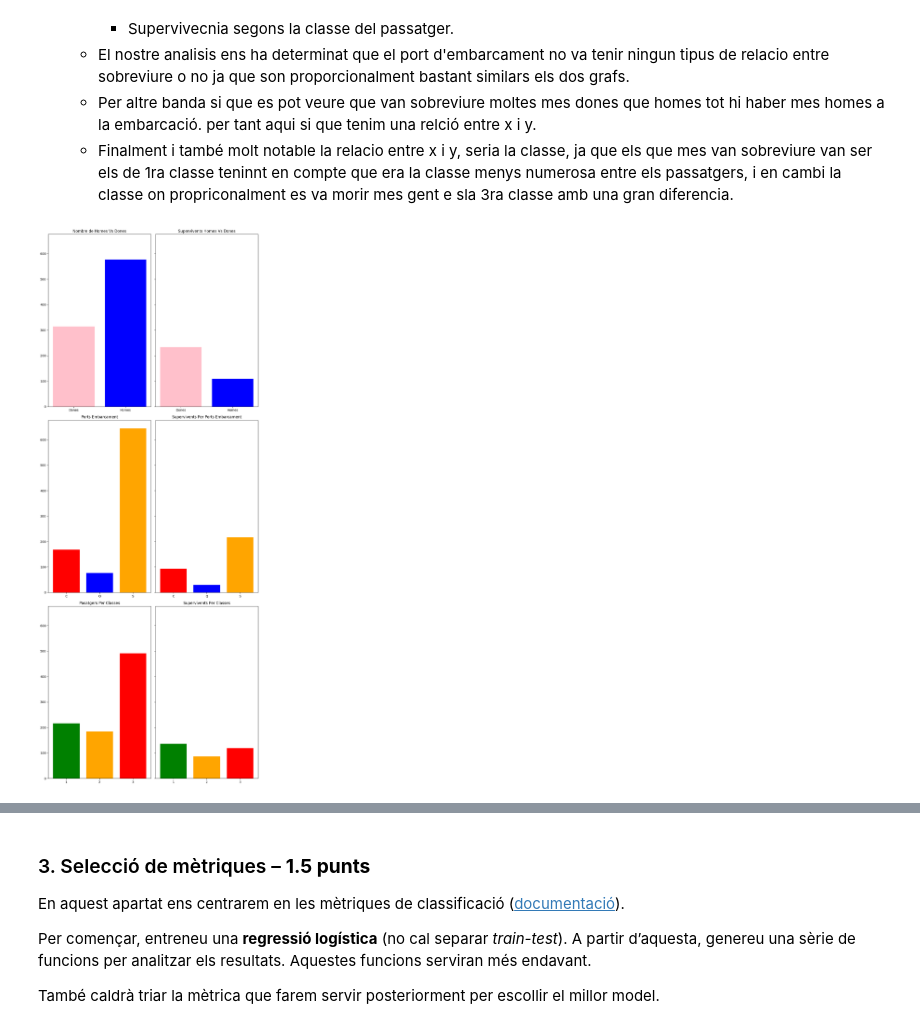
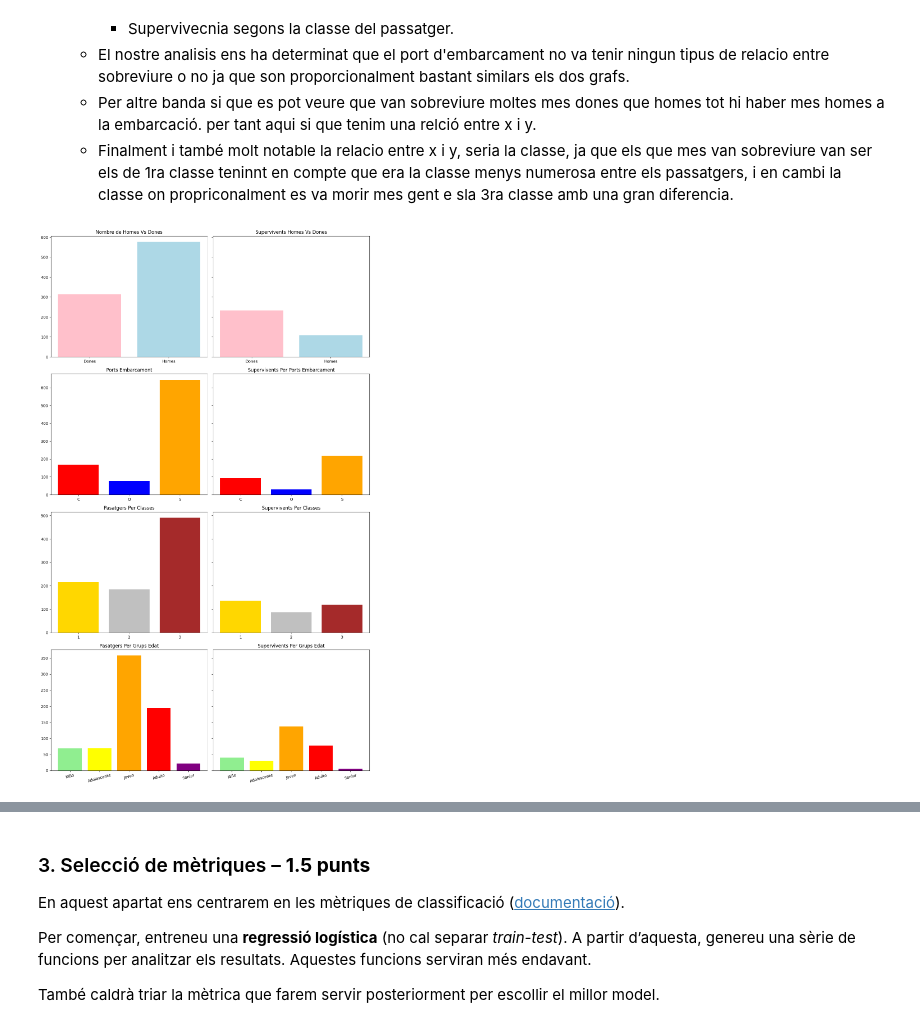
Before and after one commit to martiserraprat/Serra_Berni_Compu, a Jupyter notebook: Practica_1/APC_Practica_1_2025.ipynb, the cells around one changed output, grey strips where cells are left out. Drawn from its saved outputs; the diff is of its cells as text; code cells hidden in the pictures.

```diff
--- a/Practica_1/APC_Practica_1_2025.ipynb
+++ b/Practica_1/APC_Practica_1_2025.ipynb
@@ -130,43 +129,60 @@ Abans de començar, és fonamental analitzar la base de dades assignada.
 # %%
 survival_by_sex = df.groupby("Sex")["Survived"].sum()
 survival_by_embarked = df.groupby("Embarked")["Survived"].sum()
 survival_by_class = df.groupby("Pclass")["Survived"].sum()
 
 number_by_sex = df["Sex"].value_counts().sort_index()
 number_by_embarked = df["Embarked"].value_counts().sort_index()
 number_by_class = df["Pclass"].value_counts().sort_index()
 
-fig, axs = plt.subplots(3, 2, figsize=(10, 17), sharey=True)
+
+bins = [0, 12, 18, 35, 60, 100]
+labels = ['Niño', 'Adolescente', 'Joven', 'Adulto', 'Senior']
+df['Age_Group'] = pd.cut(df['Age'], bins=bins, labels=labels)
+
+number_by_age = df['Age_Group'].value_counts().sort_index()
+survival_by_age = df.groupby('Age_Group')['Survived'].sum()
+
+fig, axs = plt.subplots(4, 2, figsize=(12, 20), sharey='row')
+
 plt.sca(axs[0,0])
-plt.bar(['Dones','Homes'],number_by_sex.values, color = ['pink', 'blue'])
+plt.bar(['Dones','Homes'], number_by_sex.values, color=['pink', 'lightblue'])
 plt.title('Nombre de Homes Vs Dones')
 
 plt.sca(axs[0,1])
-plt.bar(['Dones', 'Homes'],survival_by_sex.values, color = ['pink', 'blue'])
+plt.bar(['Dones', 'Homes'], survival_by_sex.values, color=['pink', 'lightblue'])
 plt.title('Supervivents Homes Vs Dones')
 
 plt.sca(axs[1,0])
-plt.bar(number_by_embarked.index, number_by_embarked.values,  color = ['red', 'blue', 'orange'])
+plt.bar(number_by_embarked.index, number_by_embarked.values, color=['red', 'blue', 'orange'])
 plt.title('Ports Embarcament')
 
 plt.sca(axs[1,1])
-plt.bar(survival_by_embarked.index, survival_by_embarked.values, color = ['red', 'blue', 'orange'])
+plt.bar(survival_by_embarked.index, survival_by_embarked.values, color=['red', 'blue', 'orange'])
 plt.title('Supervivents Per Ports Embarcament')
 
 plt.sca(axs[2,0])
-plt.bar([1,2,3], number_by_class.values,  color = ['green', 'orange', 'red'])
-plt.xticks([1,2,3])
+plt.bar(['1', '2', '3'], number_by_class.values, color=['gold', 'silver', 'brown'])
 plt.title('Pasatgers Per Classes')
 
 plt.sca(axs[2,1])
-plt.bar([1,2,3], survival_by_class.values, color = ['green', 'orange', 'red'])
-plt.xticks([1,2,3])
+plt.bar(['1', '2', '3'], survival_by_class.values, color=['gold', 'silver', 'brown'])
 plt.title('Supervivents Per Classes')
+
+plt.sca(axs[3,0])
+plt.bar(number_by_age.index, number_by_age.values, color=['lightgreen', 'yellow', 'orange', 'red', 'purple'])
+plt.title('Pasatgers Per Grups Edat')
+plt.xticks(rotation=15)
+
+plt.sca(axs[3,1])
+plt.bar(survival_by_age.index, survival_by_age.values, color=['lightgreen', 'yellow', 'orange', 'red', 'purple'])
+plt.title('Supervivents Per Grups Edat')
+plt.xticks(rotation=15)
 
 plt.tight_layout()
 plt.show()
 # %% [output]
-[figure, old version]
+[figure, new version]
 # %% [markdown]
 ### 2. Preprocessament (*normalització, tractament d’outliers, selecció de variables...*) – **2 punts**
 
```
Also changed, not shown: parts of 5 cells of this notebook.
